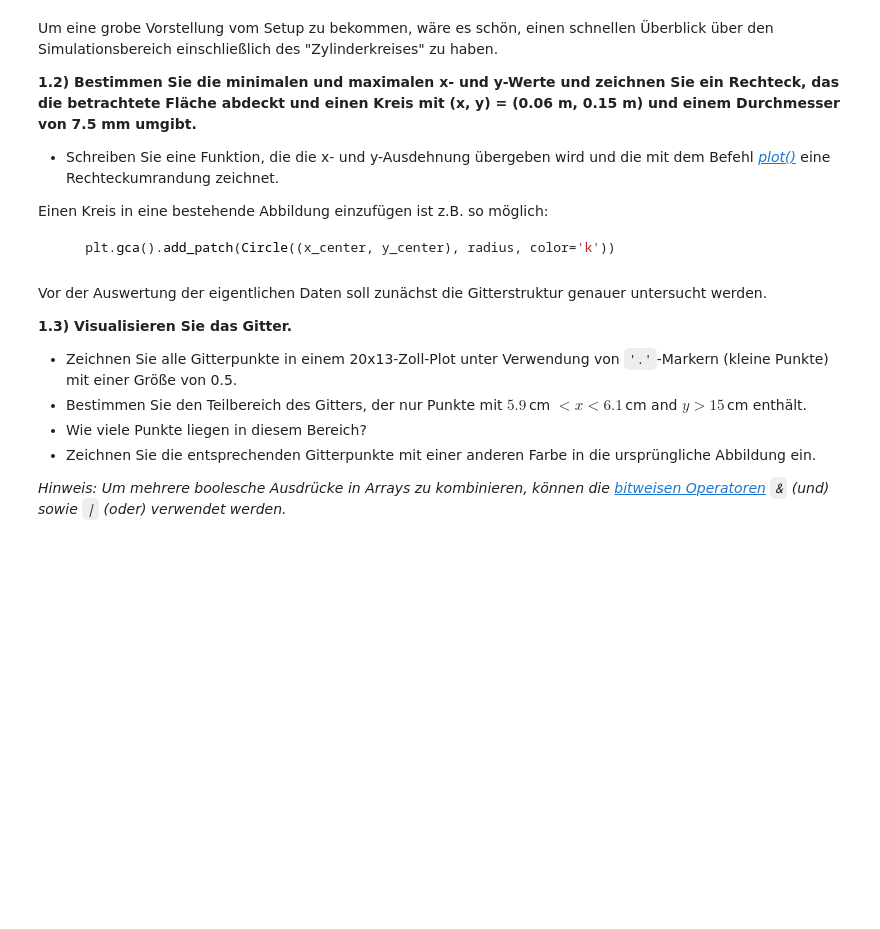
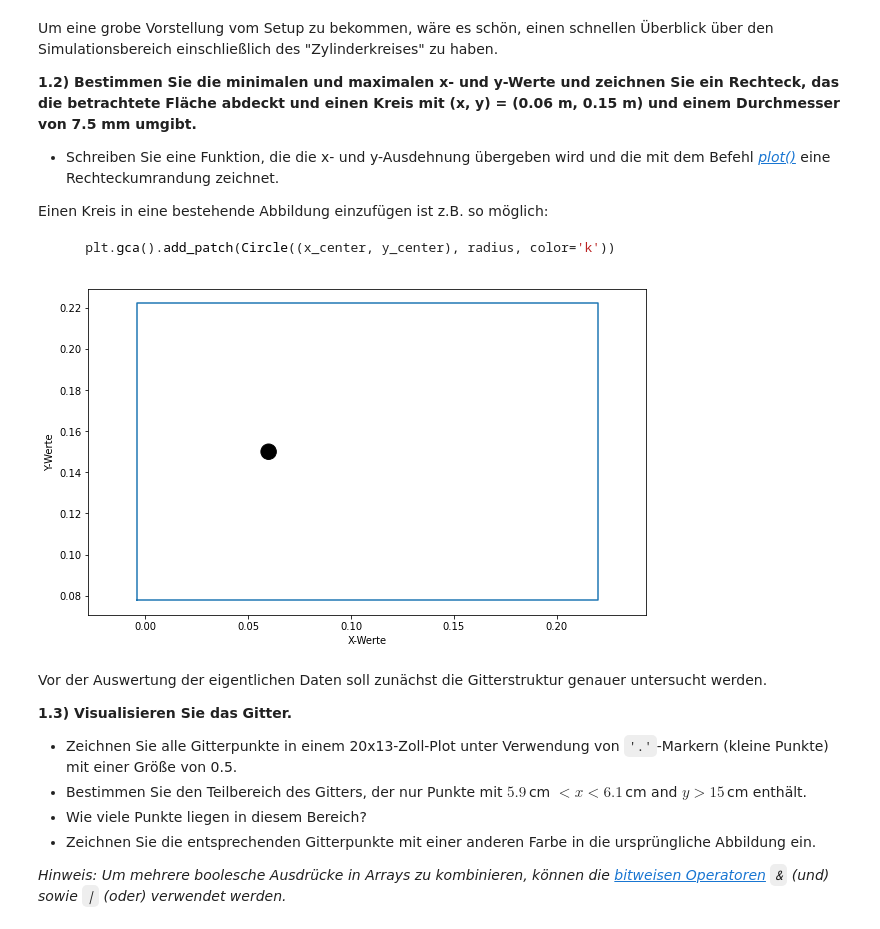
Before and after one commit to jlb-jlb/python_fuer_Ings, a Jupyter notebook: HA3 Standard/HA3normal_Gruppe000.ipynb, the cells around one changed output. Cells and saved outputs as stored; diff of their text form; code cells hidden in the pictures; blank space fills up the shorter version.

````diff
--- a/HA3 Standard/HA3normal_Gruppe000.ipynb
+++ b/HA3 Standard/HA3normal_Gruppe000.ipynb
@@ -22,2 +25,22 @@ import numpy as np
 # %%
 # Hier eigenen Code schreiben ...
+"""
+Strömungsfeld
+kreisförmiger zylinder
+Durchmesser = 7,5 mm
+CFD-Simulationen    -   Berechnung auf einem unregelmäßigen 2D-Gitter - schneidet Zylinder durch --> Es erscheint ein Kreis drin
+Ergebnisse zu DISKRETEM ZEITPUNK -> CSV
+Man kann alles ohne if und schleifen machen -> Numpy Funktionen nutzen
+"""
+# Der einfachste Weg mit Pandas
+df = pd.read_csv("U_xyplane.csv")
+# df
+
+# Mit Numpy:
+df_1 = np.loadtxt('U_xyplane.csv', delimiter=',', skiprows=1, )
+print(f"Pandas DataFrame: {df.shape}")
+print(f"Numpy DataFrame/Matrix: {df_1.shape}")
+
+# jetzt mit Variablen:
+u, v, w, x, y, z = np.loadtxt('U_xyplane.csv', delimiter=',', skiprows=1, unpack=True)
+u.shape
@@ -33,19 +67,46 @@ Einen Kreis in eine bestehende Abbildung einzufügen ist z.B. so möglich:
     plt.gca().add_patch(Circle((x_center, y_center), radius, color='k'))
 ```
 # %%
+"""
+minimalen und maximalen Werte von x,y
+Rechteck zeichnen, dass die Betrachtete Fläche abdeckt
+Kreis zeichnen mit (x,y) = (0.06 m, 0.15 m) Durchmesser 7.5 mm
+
+Funktion, Übergabe x,y Ausdehnung
+plot Rechteckumrandung
+Kreis in eine bestehende Abbildung einzufügen ist möglich:
+
+plt.gca().add_patch(Circle((x_center, y_center), radius, color='k'))
+"""
 def rechteck(xmin,xmax,ymin,ymax):
     # Hier eigenen Code schreiben ...
+    arr_x = np.array([xmin, xmax, xmax, xmin, xmin])
+    arr_y = np.array([ymin, ymin, ymax, ymax, ymin])
+    plt.plot(arr_x, arr_y)
 
+
+def rechteck_array(xmin, xmax, ymin, ymax):
+    arr_x = np.array([xmin, xmax, xmax, xmin, xmin])
+    arr_y = np.array([ymin, ymin, ymax, ymax, ymin])
+    return arr_x, arr_y
 
 plt.figure(1,(10,6))
 # Rechteck plotten ...
-
+rechteck(x.min(), x.max(), y.min(), y.max())
 # Kreis plotten ...
 
+kreis_radius = 0.0075/2 #Durchmesser durch 2
+kreis_xy = (0.06, 0.15)
+plt.gca().add_patch(patch.Circle(kreis_xy, radius=kreis_radius, color='k'))
+
 # Achsenbbeschriftungen hinzufügen ...
+plt.xlabel("X-Werte")
+plt.ylabel("Y-Werte")
 
 plt.axis('equal')
 plt.show()
+# %% [output]
+[figure, added]
 # %% [markdown]
 Vor der Auswertung der eigentlichen Daten soll zunächst die Gitterstruktur genauer untersucht werden.
 
````
Also changed, not shown: parts of 7 cells of this notebook, 12 other files.
